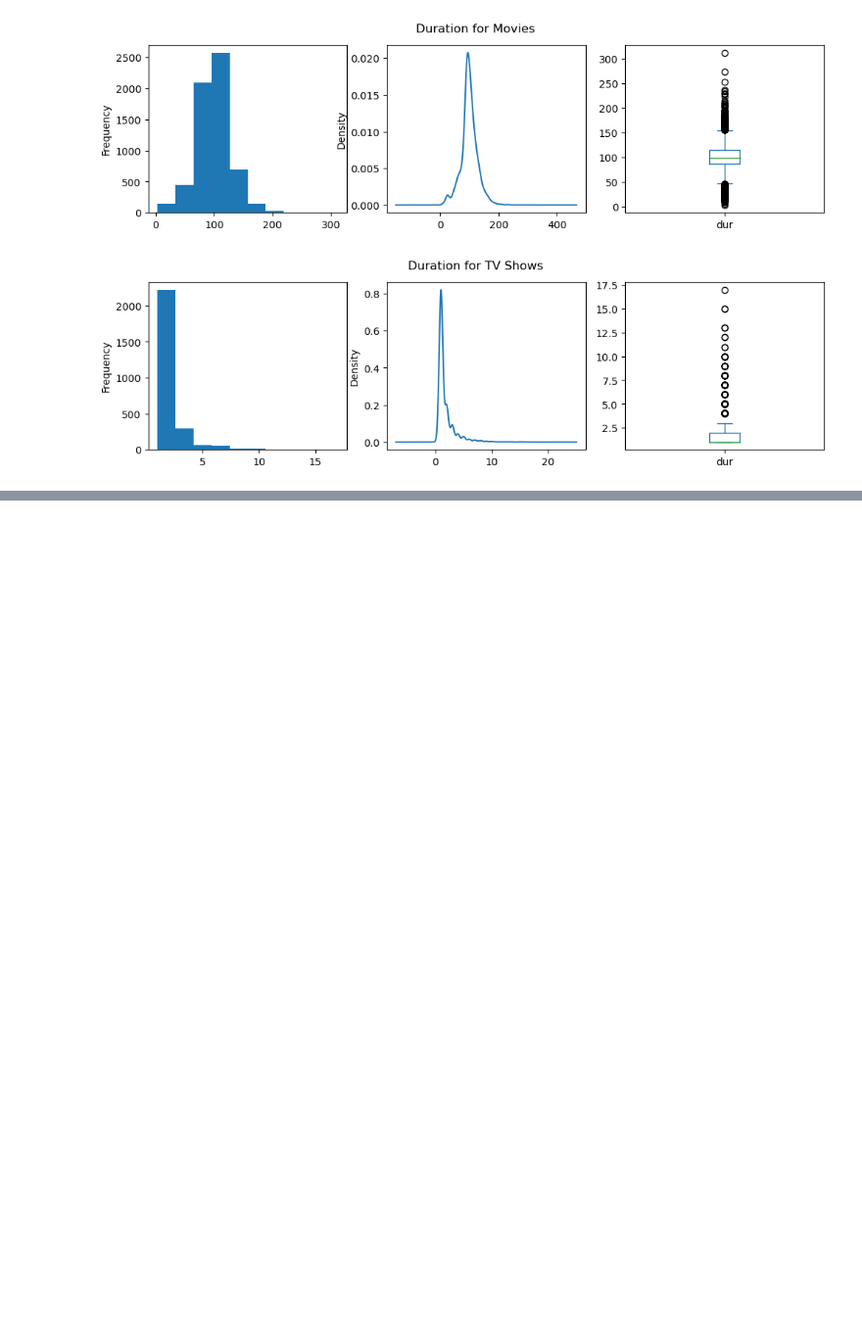
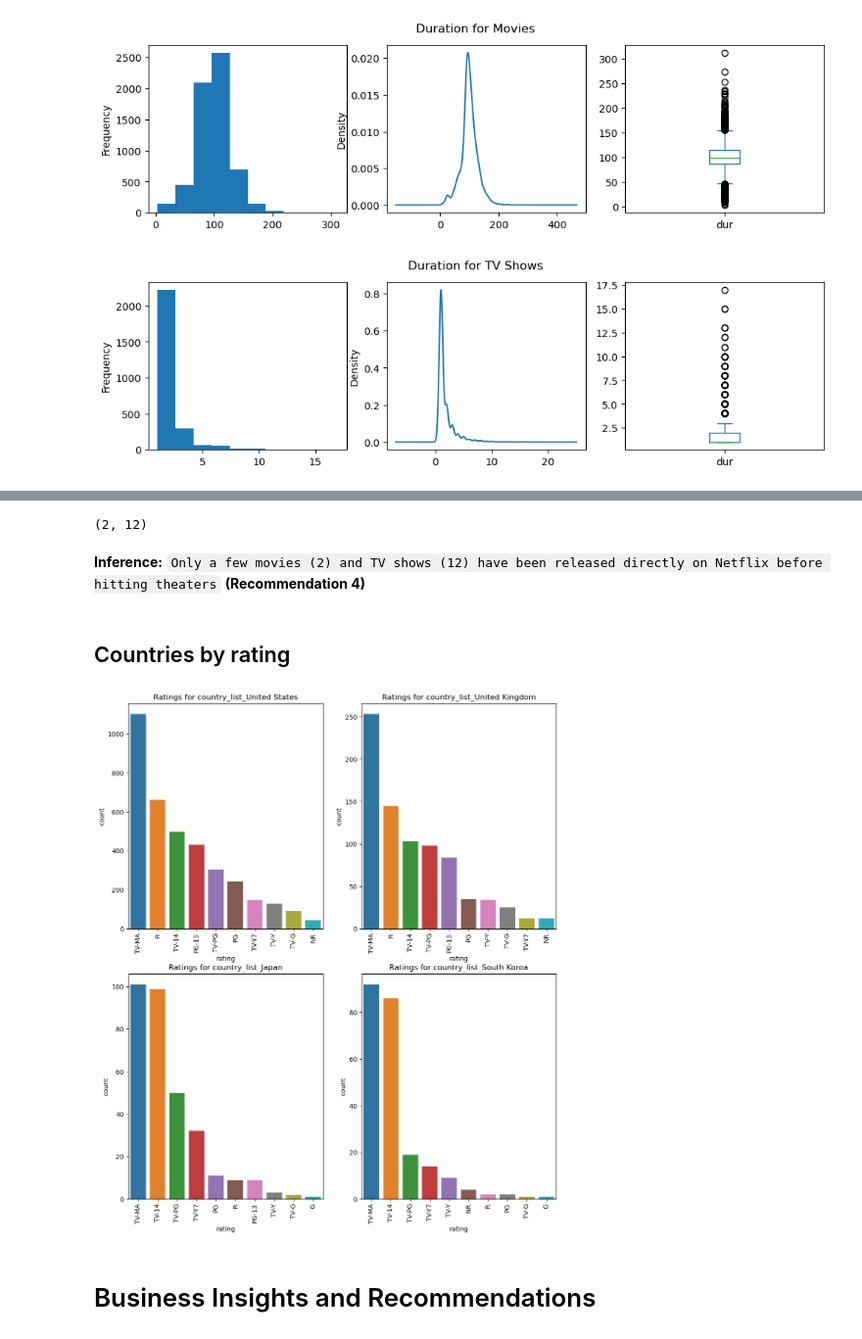
Before and after one commit to muthuganeshece/Business-Case-Study, a Jupyter notebook: Netflix/Notebook/EDA.ipynb, the cells around one changed output, grey strips where cells are left out. Shown at 98% size. Cells and saved outputs as stored; diff of their text form; code cells hidden in the pictures; blank space fills up the shorter version.

```diff
--- a/Netflix/Notebook/EDA.ipynb
+++ b/Netflix/Notebook/EDA.ipynb
@@ -728,6 +721,0 @@ ValueError: could not convert string to float: 's1'
-# %%
-data['n_cast'] = data['cast_list'].dropna().apply(len)
-# %%
-data['n_country'] = data['country_list'].dropna().apply(len)
-# %%
-data['n_genre'] = data['genre'].dropna().apply(len)
@@ -743,0 +724,27 @@ sns.pairplot(data[['n_cast', 'n_country', 'n_genre', 'date_added_yr', 'release_y
+# %%
+temp_data[temp_data['type'] == 'Movie']['show_id'].nunique(), temp_data[temp_data['type'] != 'Movie']['show_id'].nunique()
+# %% [output]
+(2, 12)
+# %% [markdown]
+**Inference:** `Only a few movies (2) and TV shows (12) have been released directly on Netflix before hitting theaters` **(Recommendation 4)**
+# %% [markdown]
+## Countries by rating
+# %%
+
+data_country = data_country.merge(data[['show_id', 'rating']], on = 'show_id', how='left')
+data_country_top = list(data_country_grp[].index[:4])
+# %%
+plt.figure(figsize=(12,14))
+i = 1
+data_country_m = data_country#[data_country['type'] == 'Movie']
+for cntr in data_country_top:
+    ratings_list = list(data_country_m[data_country_m[cntr] == True]['rating'].value_counts()[:10].index)
+    plt.subplot(2,2,i)
+    i = i + 1
+    sns.countplot(data = data_country_m[data_country_m[cntr] == True], x = 'rating', order = ratings_list)
+    plt.title('Ratings for ' + cntr)
+    plt.xticks(rotation = 90);
+# %% [output]
+[figure, added]
+# %% [markdown]
+# Business Insights and Recommendations
```
Also changed, not shown: parts of 32 cells of this notebook.
